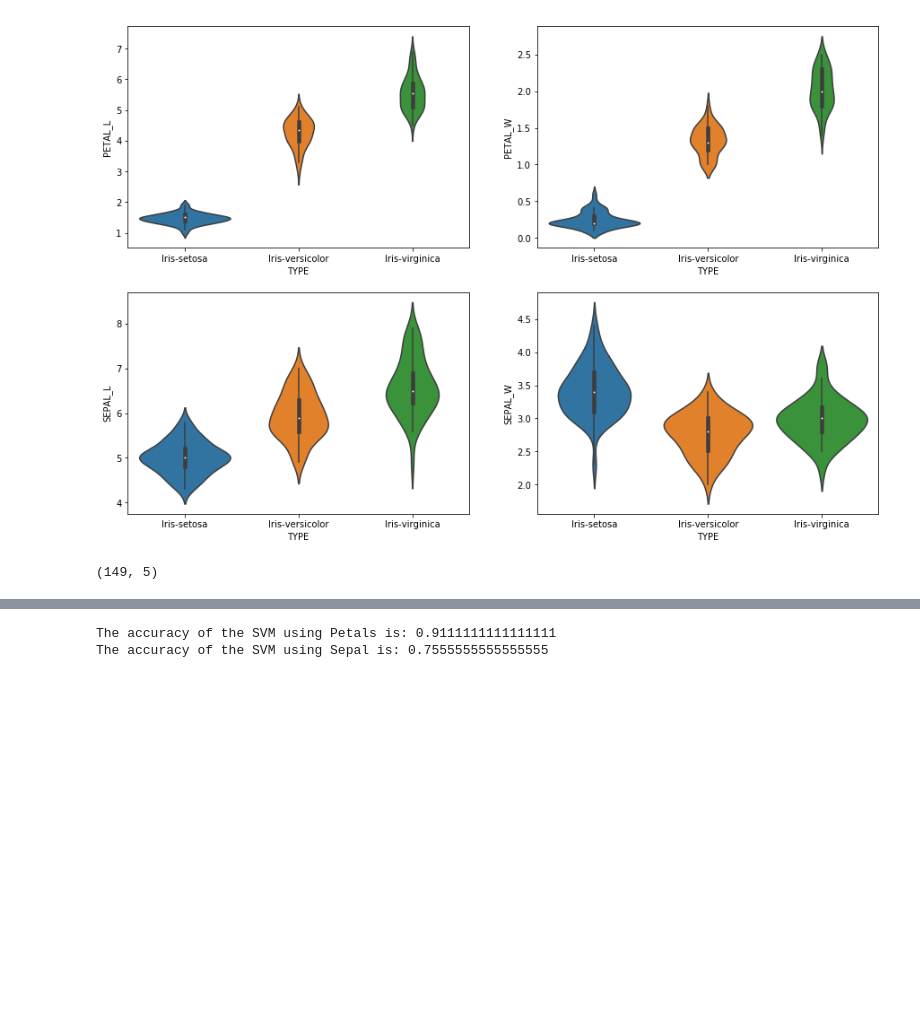
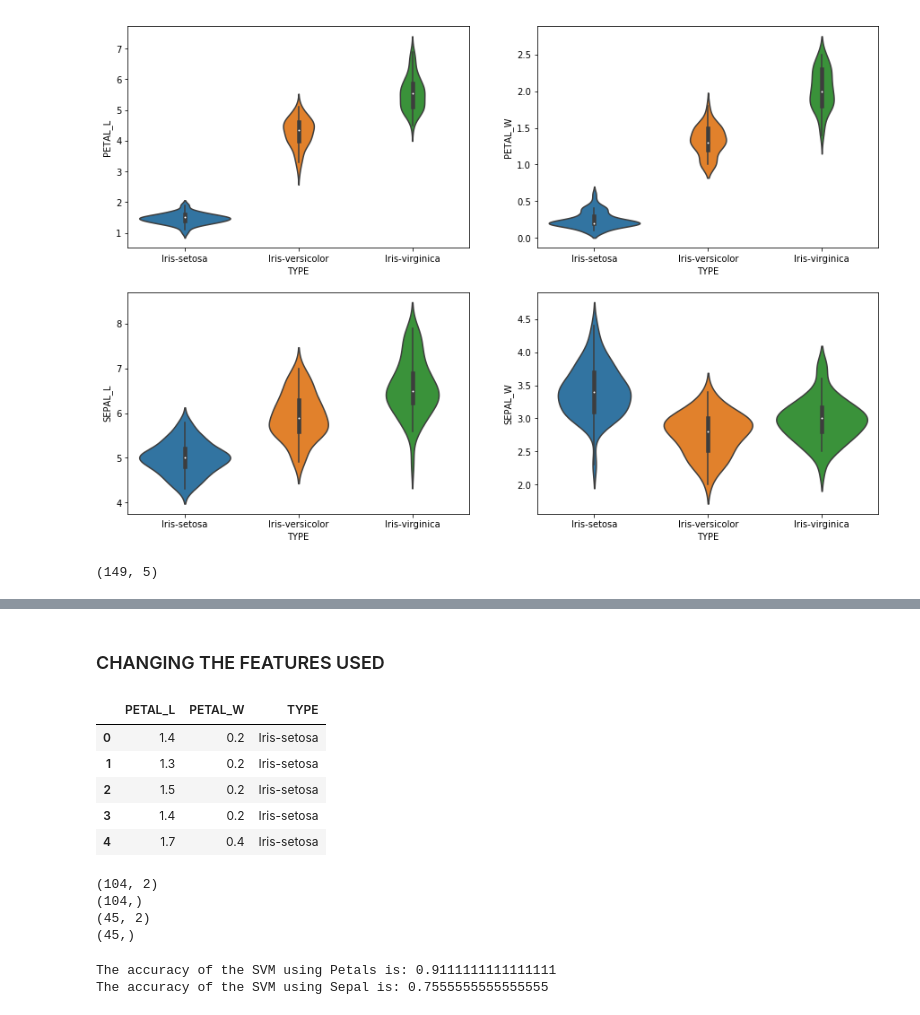
Before and after one commit to Jakefrda/Basic-Modeling-In-Python, a Jupyter notebook: IrisPractice.ipynb, the cells around one changed output, grey strips where cells are left out. Saved outputs shown, nothing was run; the diff lists cells and outputs as text; code cells hidden in the pictures; blank space fills up the shorter version.

```diff
--- a/IrisPractice.ipynb
+++ b/IrisPractice.ipynb
@@ -353,3 +477,40 @@ print(test_y_p.shape)
+# %% [markdown]
+### CHANGING THE FEATURES USED
+# %%
+# Now we explore what happens when using Petals and Sepals separately as features
+petal = iris_df[['PETAL_L', 'PETAL_W', 'TYPE']]
+sepal = iris_df[['SEPAL_L', 'SEPAL_W', 'TYPE']]
+petal.head()
+# %% [output]
+|  | PETAL_L | PETAL_W | TYPE |
+| 0 | 1.4 | 0.2 | Iris-setosa |
+| 1 | 1.3 | 0.2 | Iris-setosa |
+| 2 | 1.5 | 0.2 | Iris-setosa |
+| 3 | 1.4 | 0.2 | Iris-setosa |
+| 4 | 1.7 | 0.4 | Iris-setosa |
+# %%
+train_p, test_p = train_test_split(petal, test_size =0.3, random_state=0) # petals
+train_x_p = train_p[['PETAL_W', 'PETAL_L']]
+train_y_p = train_p.TYPE
+test_x_p = test_p[['PETAL_W', 'PETAL_L']]
+test_y_p = test_p.TYPE
+
+train_s, test_s = train_test_split(sepal, test_size=.3, random_state = 0) # SEPAL
+train_x_s = train_s[['SEPAL_W', 'SEPAL_L']]
+train_y_s = train_s.TYPE
+test_x_s = test_s[['SEPAL_W', 'SEPAL_L']]
+test_y_s = test_s.TYPE
+
+
+print(train_x_p.shape)
+print(train_y_p.shape)
+print(test_x_p.shape)
+print(test_y_p.shape)
+# %% [output]
+(104, 2)
+(104,)
+(45, 2)
+(45,)
 # %%
 '''SVM For Petal and Sepal'''
 
```
Also changed, not shown: parts of 67 cells of this notebook.
